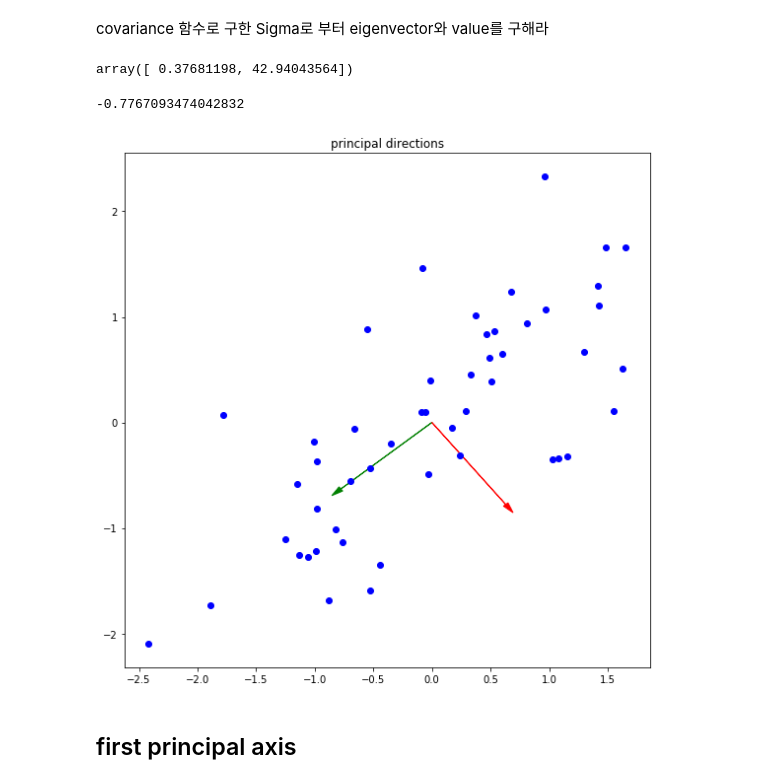
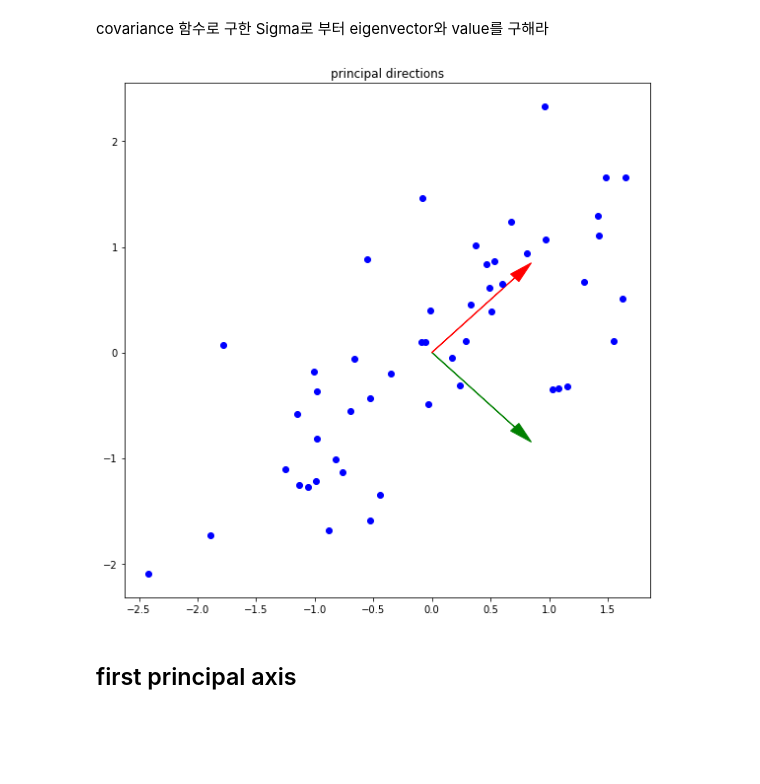
Before and after one commit to chan0139/assignment-machine-learning, a Jupyter notebook: 12/assignment_12.ipynb, the cells around one changed output. Drawn from its saved outputs; the diff is of its cells as text; code cells hidden in the pictures; blank space fills up the shorter version.

Commit message:
define compute principal directions

```diff
--- a/12/assignment_12.ipynb
+++ b/12/assignment_12.ipynb
@@ -103,27 +99,23 @@ eig_vals, eig_vecs = np.linalg.eig(a)
-# %%
-eig_vals
-# %% [output]
-array([ 0.37681198, 42.94043564])
-# %%
-eig_vecs[0][0]
-# %% [output]
--0.7767093474042832
 # %%
 def compute_eigen(X):
     S, U = np.linalg.eig(X)
     return S, U
+# %%
+X = compute_covariance(feature_normal)
+# %%
+S, U = compute_eigen(X)
 # %%
 plt.figure(figsize=(8,8))
 plt.title('principal directions')
 
 ax = plt.axes()
-ax.arrow(0, 0, eig_vecs[0][0], eig_vecs[0][1], head_width=0.05, head_length=0.1, fc='g', ec='g')
-ax.arrow(0, 0, eig_vecs[1][0], eig_vecs[1][1], head_width=0.05, head_length=0.1, fc='r', ec='r')
+ax.arrow(0, 0, U[0][0], U[0][1], head_width=0.1, head_length=0.2, fc='g', ec='g')
+ax.arrow(0, 0, U[1][0], U[1][1], head_width=0.1, head_length=0.2, fc='r', ec='r')
 plt.plot(x_normal, y_normal,'o', color='blue')
 plt.tight_layout()
 plt.show()
 # %% [output]
-[figure, old version]
+[figure, new version]
 # %% [markdown]
 ## first principal axis
 # %%
```
Also changed, not shown: parts of 2 cells of this notebook.
